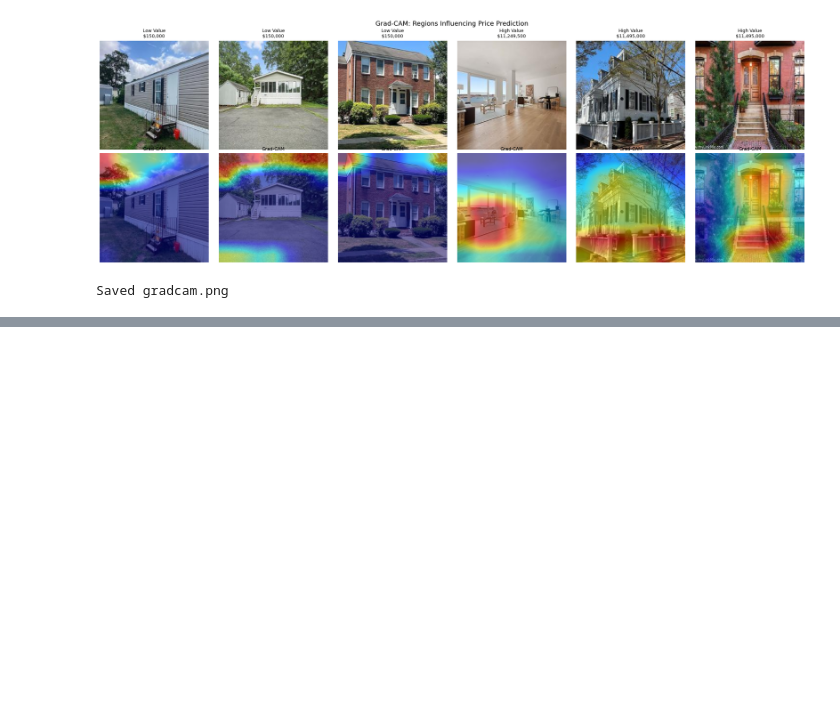
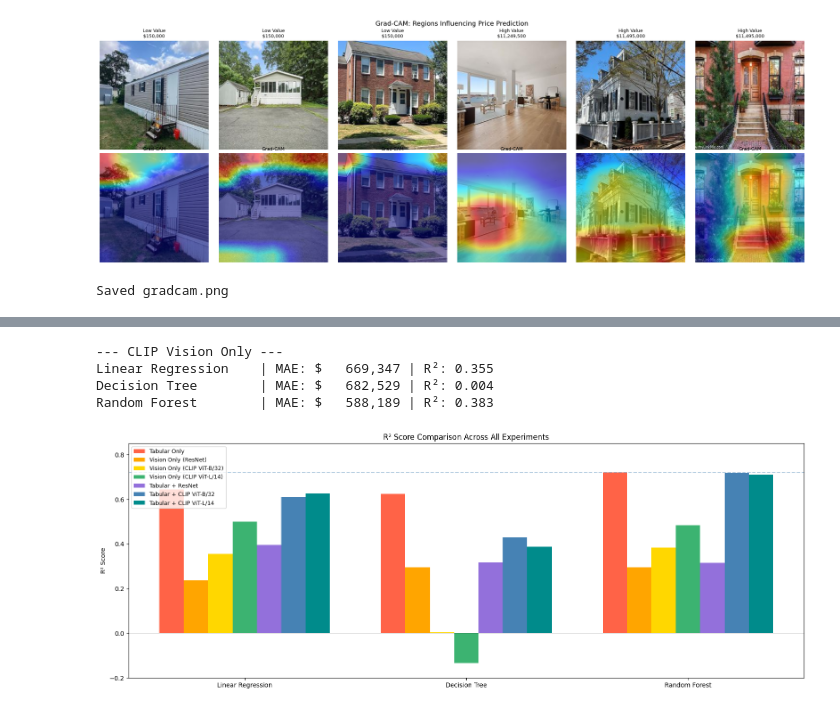
Before and after one commit to ayanrasulova/rent-estimations-cv, a Jupyter notebook: finetuning_colab.ipynb, the cells around one changed output, grey strips where cells are left out. Saved outputs shown, nothing was run; the diff lists cells and outputs as text; code cells hidden in the pictures; blank space fills up the shorter version.

Commit message:
Created using Colab clip + graphs

```diff
--- a/finetuning_colab.ipynb
+++ b/finetuning_colab.ipynb
@@ -410,0 +568,61 @@ Saved gradcam.png
+# %%
+# CLIP vision only
+X_vision_clip = clip_features.astype(np.float32)
+
+imputer_v     = SimpleImputer(strategy='median')
+X_vision_clip = imputer_v.fit_transform(X_vision_clip)
+
+X_train_v, X_test_v, y_train_v, y_test_v = train_test_split(X_vision_clip, y, test_size=0.2, random_state=42)
+
+print("--- CLIP Vision Only ---")
+for name, m in models_clip.items():
+    m.fit(X_train_v, y_train_v)
+    preds = m.predict(X_test_v)
+    mae  = mean_absolute_error(y_test_v, preds)
+    r2   = r2_score(y_test_v, preds)
+    print(f"{name:20s} | MAE: ${mae:>10,.0f} | R²: {r2:.3f}")
+# %% [output]
+--- CLIP Vision Only ---
+Linear Regression    | MAE: $   669,347 | R²: 0.355
+Decision Tree        | MAE: $   682,529 | R²: 0.004
+Random Forest        | MAE: $   588,189 | R²: 0.383
+# %%
+import matplotlib.pyplot as plt
+import numpy as np
+import os
+
+models_names = ['Linear Regression', 'Decision Tree', 'Random Forest']
+tabular          = [0.644, 0.624, 0.721]
+resnet_only      = [0.238, 0.295, 0.295]
+clip_b32_only    = [0.355, 0.004, 0.383]
+clip_l14_only    = [0.499, -0.133, 0.484]
+resnet_tab       = [0.396, 0.317, 0.316]
+clip_b32_tab     = [0.611, 0.429, 0.719]
+clip_l14_tab     = [0.626, 0.387, 0.710]
+
+x     = np.arange(len(models_names))
+width = 0.11
+
+fig, ax = plt.subplots(figsize=(16, 6))
+ax.bar(x - 3*width, tabular,       width, label='Tabular Only',            color='tomato')
+ax.bar(x - 2*width, resnet_only,   width, label='Vision Only (ResNet)',     color='orange')
+ax.bar(x - width,   clip_b32_only, width, label='Vision Only (CLIP ViT-B/32)', color='gold')
+ax.bar(x,           clip_l14_only, width, label='Vision Only (CLIP ViT-L/14)', color='mediumseagreen')
+ax.bar(x + width,   resnet_tab,    width, label='Tabular + ResNet',         color='mediumpurple')
+ax.bar(x + 2*width, clip_b32_tab,  width, label='Tabular + CLIP ViT-B/32', color='steelblue')
+ax.bar(x + 3*width, clip_l14_tab,  width, label='Tabular + CLIP ViT-L/14', color='darkcyan')
+
+ax.set_ylabel('R² Score')
+ax.set_title('R² Score Comparison Across All Experiments')
+ax.set_xticks(x)
+ax.set_xticklabels(models_names)
+ax.legend(loc='upper left', fontsize=9)
+ax.set_ylim(-0.2, 0.85)  # extended down to show negative Decision Tree value
+ax.axhline(y=0, color='black', linestyle='-', linewidth=0.5, alpha=0.3)
+ax.axhline(y=0.721, color='steelblue', linestyle='--', alpha=0.4)
+
+plt.tight_layout()
+plt.savefig(os.path.join(DRIVE_DIR, 'results_comparison.png'), dpi=150)
+plt.show()
+# %% [output]
+[figure, added]
```
Also changed, not shown: parts of 12 cells of this notebook.
